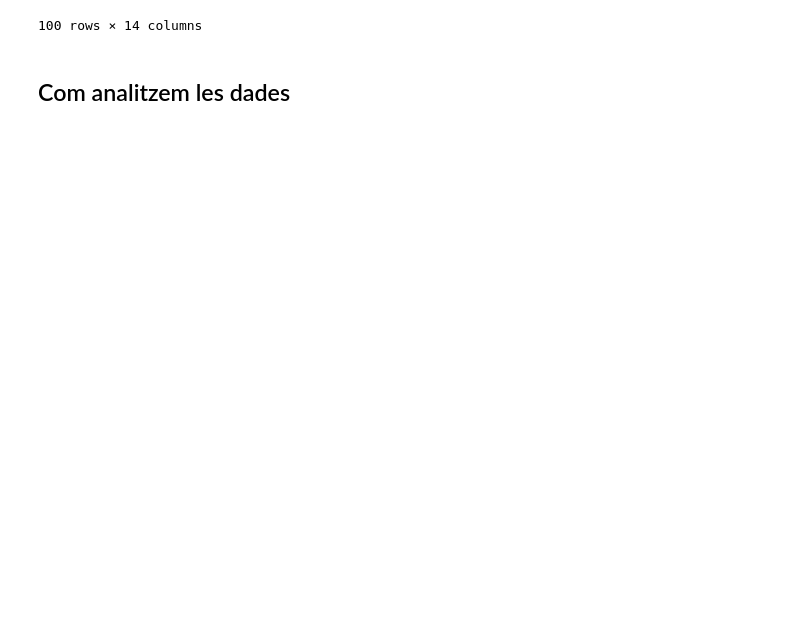
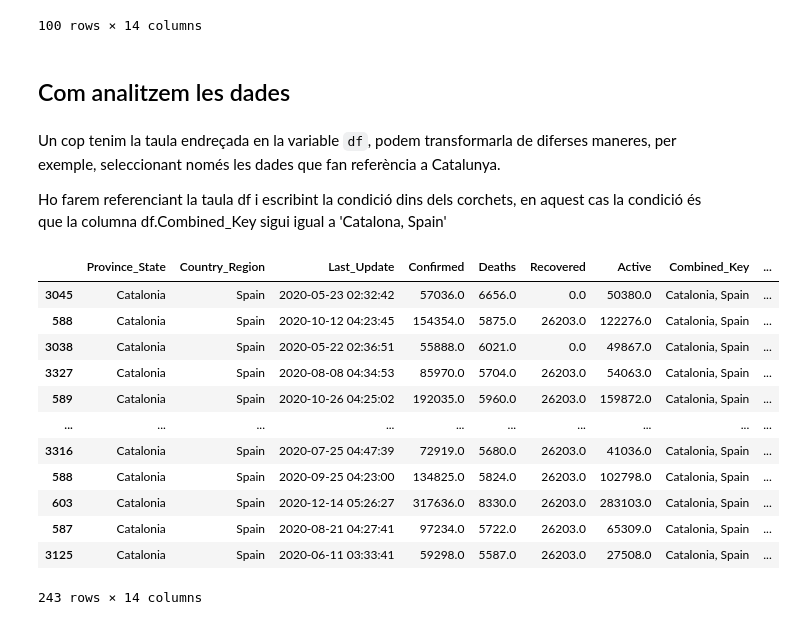
Before and after one commit to jmcarbo/databases, a Jupyter notebook: database_colab.ipynb, the cells around one changed output. Cells and saved outputs as stored; diff of their text form; code cells hidden in the pictures; blank space fills up the shorter version.

```diff
--- a/database_colab.ipynb
+++ b/database_colab.ipynb
@@ -188,3 +183,23 @@ df[pd.isnull(df.Population)].sort_values(['Date']).tail(100)
 100 rows × 14 columns
 # %% [markdown]
 ## Com analitzem les dades
+# %% [markdown]
+Un cop tenim la taula endreçada en la variable `df`, podem transformarla de diferses maneres, per exemple, seleccionant només les dades que fan referència a Catalunya.
+
+Ho farem referenciant la taula df i escribint la condició dins dels corchets, en aquest cas la condició és que la columna df.Combined_Key sigui igual a 'Catalona, Spain'
+# %%
+df[df.Combined_Key=='Catalonia, Spain']
+# %% [output]
+|  | Province_State | Country_Region | Last_Update | Confirmed | Deaths | Recovered | Active | Combined_Key | ... |
+| 3045 | Catalonia | Spain | 2020-05-23 02:32:42 | 57036.0 | 6656.0 | 0.0 | 50380.0 | Catalonia, Spain | ... |
+| 588 | Catalonia | Spain | 2020-10-12 04:23:45 | 154354.0 | 5875.0 | 26203.0 | 122276.0 | Catalonia, Spain | ... |
+| 3038 | Catalonia | Spain | 2020-05-22 02:36:51 | 55888.0 | 6021.0 | 0.0 | 49867.0 | Catalonia, Spain | ... |
+| 3327 | Catalonia | Spain | 2020-08-08 04:34:53 | 85970.0 | 5704.0 | 26203.0 | 54063.0 | Catalonia, Spain | ... |
+| 589 | Catalonia | Spain | 2020-10-26 04:25:02 | 192035.0 | 5960.0 | 26203.0 | 159872.0 | Catalonia, Spain | ... |
+| ... | ... | ... | ... | ... | ... | ... | ... | ... | ... |
+| 3316 | Catalonia | Spain | 2020-07-25 04:47:39 | 72919.0 | 5680.0 | 26203.0 | 41036.0 | Catalonia, Spain | ... |
+| 588 | Catalonia | Spain | 2020-09-25 04:23:00 | 134825.0 | 5824.0 | 26203.0 | 102798.0 | Catalonia, Spain | ... |
+| 603 | Catalonia | Spain | 2020-12-14 05:26:27 | 317636.0 | 8330.0 | 26203.0 | 283103.0 | Catalonia, Spain | ... |
+| 587 | Catalonia | Spain | 2020-08-21 04:27:41 | 97234.0 | 5722.0 | 26203.0 | 65309.0 | Catalonia, Spain | ... |
+| 3125 | Catalonia | Spain | 2020-06-11 03:33:41 | 59298.0 | 5587.0 | 26203.0 | 27508.0 | Catalonia, Spain | ... |
+243 rows × 14 columns
```
Also changed, not shown: parts of 18 cells of this notebook.
